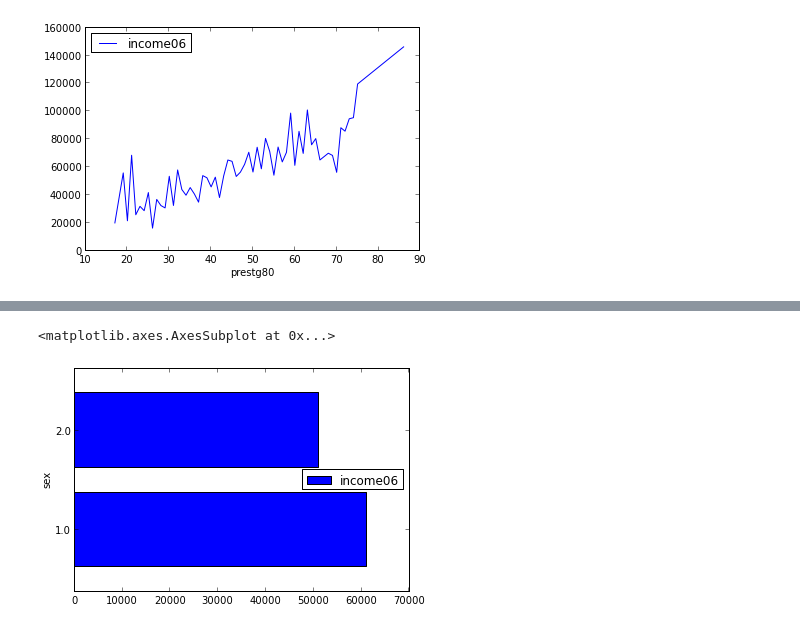
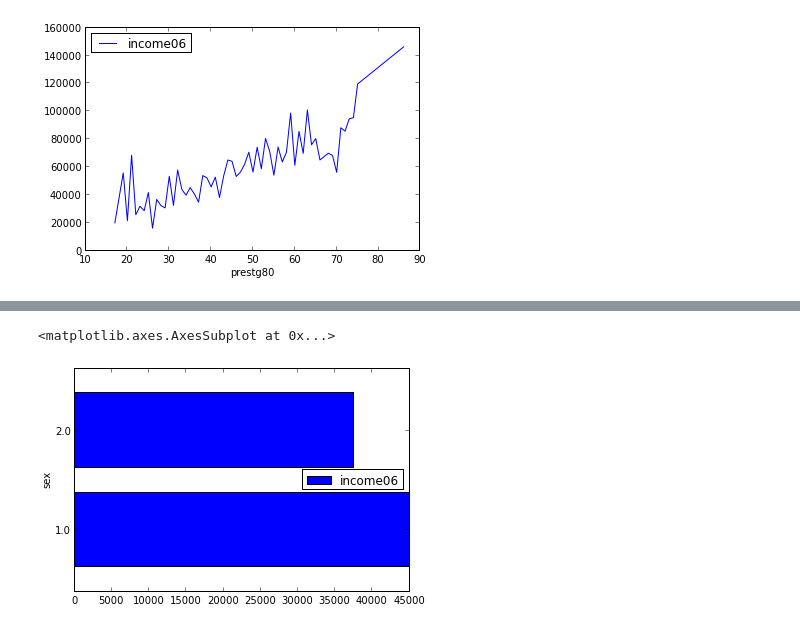
Before and after one commit to bchnge/columbia_datascience_assignment_4, a Jupyter notebook: notebooks/Income-EDA.ipynb, the cells around one changed output, grey strips where cells are left out. Saved outputs shown, nothing was run; the diff lists cells and outputs as text; code cells hidden in the pictures.

```diff
--- a/notebooks/Income-EDA.ipynb
+++ b/notebooks/Income-EDA.ipynb
@@ -209,9 +232,9 @@ M1 = DataFrame(index = df2006_recode.index)
 M2 = DataFrame(index = df2010_recode.index)
 
 # xlist = ['occ80', 'indus80', 'age', 'sex','educ', 'region', 'childs', 'earnrs']
-xlist = ['age','age^2','earnrs','race','educ','sex','prestg80']
+xlist = ['age','age^2','earnrs','race','educ','educ^2','sex','prestg80','region','degree', 'occ80', 'indus80']
 ylist = ['income06']
-dlist = ['race','educ','sex']
+dlist = ['race','educ','sex', 'region', 'degree']
 vlist = list(set(xlist)|set(ylist))
 for col in vlist:
     M1[col] = df2006_recode[col]
@@ -337,5 +417,5 @@ M1.groupby('prestg80').mean().drop(['earnrs','race','age','age^2','sex','educ'],
 # %%
-M1.groupby('sex').mean().drop(['earnrs','race','age','age^2','educ','prestg80'], axis=1).plot(kind='barh')
+M1.groupby('sex').median().ix[:, ['income06']].plot(kind='barh')
 # %% [output]
 <matplotlib.axes.AxesSubplot at 0x...>
-[figure, old version]
+[figure, new version]
```
Also changed, not shown: parts of 28 cells of this notebook.
